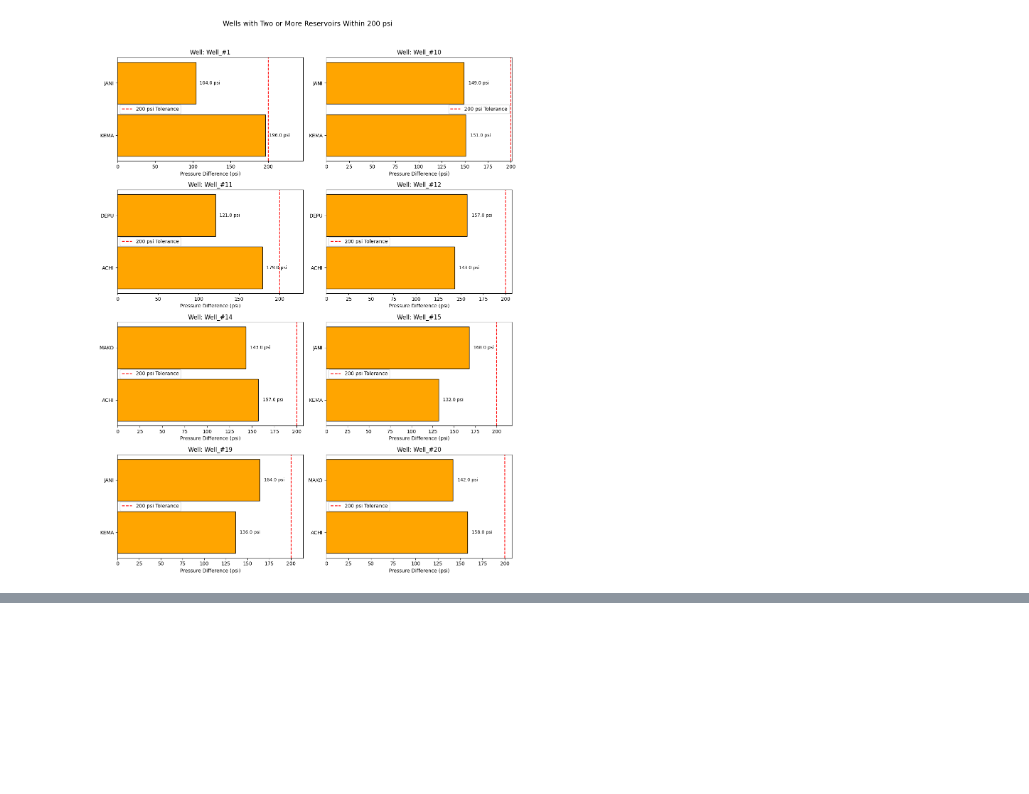
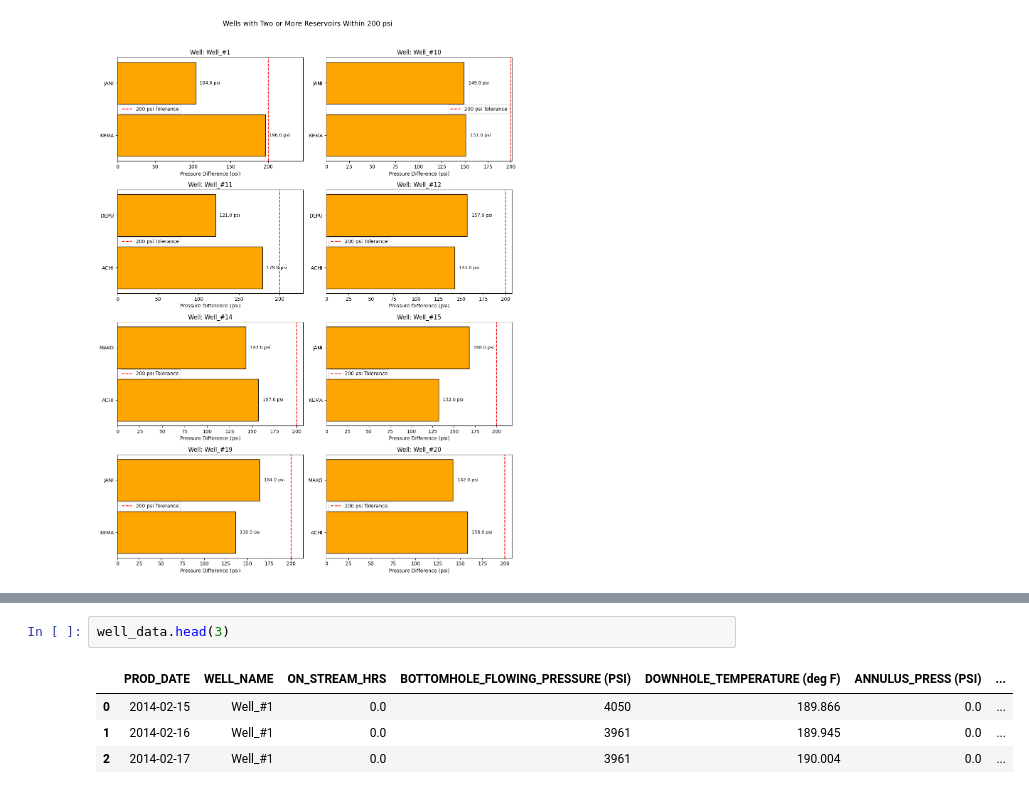
Before and after one commit to Husayn01/SPE-DSEATS-Africa-Datathon, a Jupyter notebook: notebooks/reservoir_class.ipynb, the cells around one changed output, grey strips where cells are left out. Cells and saved outputs as stored; diff of their text form; blank space fills up the shorter version.

```diff
--- a/notebooks/reservoir_class.ipynb
+++ b/notebooks/reservoir_class.ipynb
@@ -492,0 +518,7 @@ else:
+# %%
+well_data.head(3)
+# %% [output]
+|  | PROD_DATE | WELL_NAME | ON_STREAM_HRS | BOTTOMHOLE_FLOWING_PRESSURE (PSI) | DOWNHOLE_TEMPERATURE (deg F) | ANNULUS_PRESS (PSI) | ... |
+| 0 | 2014-02-15 | Well_#1 | 0.0 | 4050 | 189.866 | 0.0 | ... |
+| 1 | 2014-02-16 | Well_#1 | 0.0 | 3961 | 189.945 | 0.0 | ... |
+| 2 | 2014-02-17 | Well_#1 | 0.0 | 3961 | 190.004 | 0.0 | ... |
```
Also changed, not shown: parts of 5 cells of this notebook.
